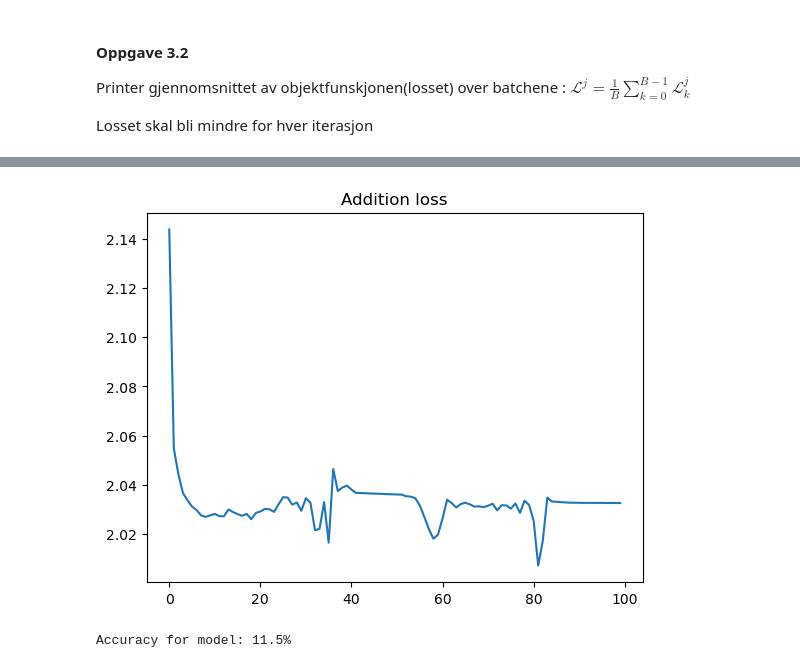
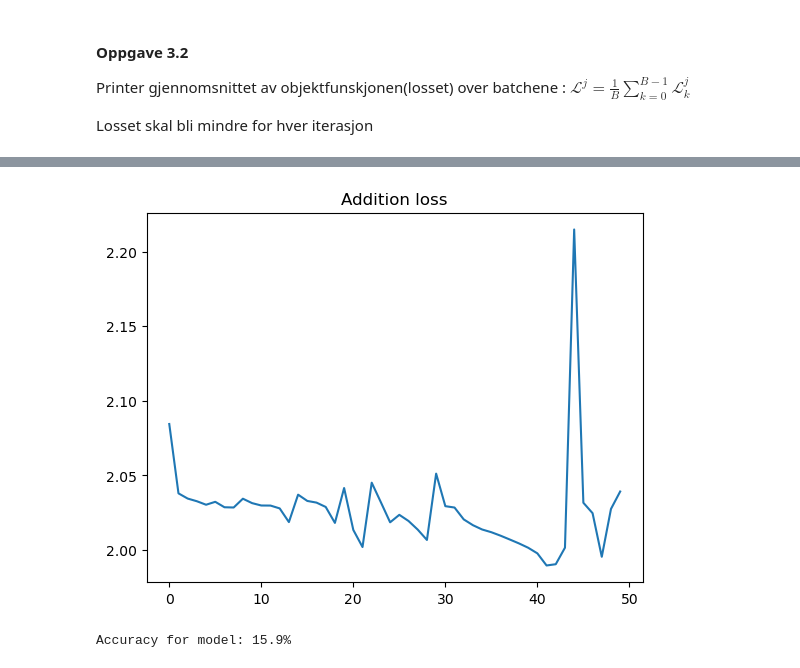
Before and after one commit to hannaroed/Vitber-indmat, a Jupyter notebook: file.ipynb, the cells around one changed output, grey strips where cells are left out. Drawn from its saved outputs; the diff is of its cells as text; code cells hidden in the pictures.

```diff
--- a/file.ipynb
+++ b/file.ipynb
@@ -195,25 +195,25 @@ Accuracy for model 2: 15.4%
 # %%
 importlib.reload(training)
 from training import make_model, training_addition
 
-n = 100
+n = 50
 
 test_model_add = make_model(r=6, d=30, m=10, L=3, p=40, k=20)
-addition_data = get_train_test_addition(n_digit=2, samples_per_batch=150, n_batches_train=20, n_batches_test=20)
+addition_data = get_train_test_addition(n_digit=2, samples_per_batch=250, n_batches_train=20, n_batches_test=20)
 
-trained_model_add, mean_loss_arr_add = training_addition(test_model_add, CrossEntropy(), Adam(), addition_data, 10, n_epochs=n, r=2)
+trained_model_add, mean_loss_arr_add = training_addition(test_model_add, CrossEntropy(), Adam(alpha=0.0007), addition_data, 10, n_epochs=n, r=2)
 
 iter = np.arange(n)
 
 plt.title("Addition loss")
 plt.plot(iter, mean_loss_arr_add)
 plt.show()
 # %% [output]
-[figure, old version]
+[figure, new version]
 # %%
 from testing import test_addition
 
 accuracy_addition = test_addition(trained_model_add, addition_data, m=10)
 print(f'Accuracy for model: {np.round(accuracy_addition, 1)}%')
 # %% [output]
-Accuracy for model: 11.5%
+Accuracy for model: 15.9%
```
Also changed, not shown: parts of 2 cells of this notebook, 2 other files.
